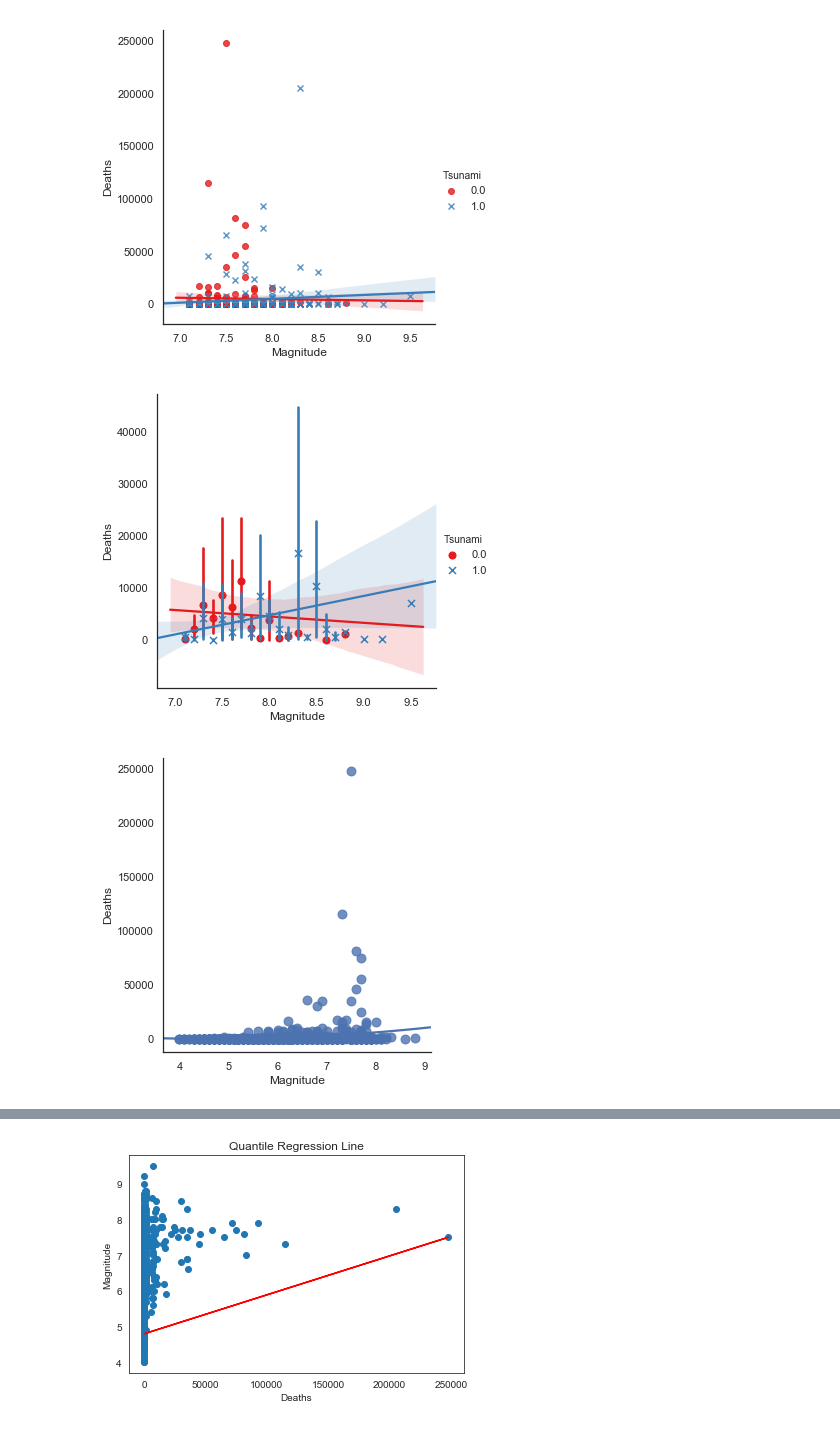
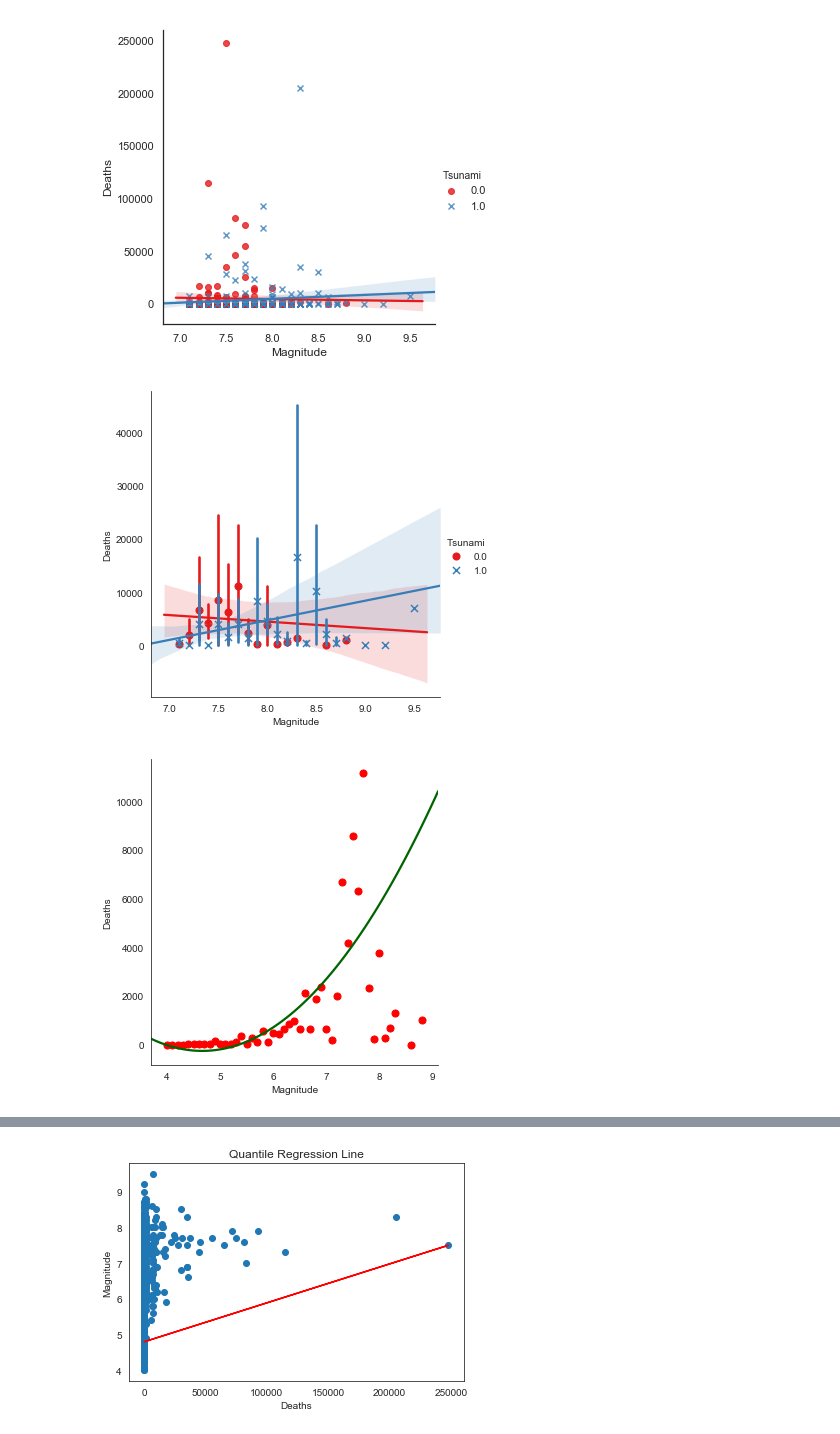
Before and after one commit to labs13-quake-viewer/ds-notebooks, a Jupyter notebook: Plots.ipynb, the cells around one changed output, grey strips where cells are left out. Drawn from its saved outputs; the diff is of its cells as text; code cells hidden in the pictures.

Commit message:
Additions to the notebook. Added Plotly Plot. images for the app.

```diff
--- a/Plots.ipynb
+++ b/Plots.ipynb
@@ -91,11 +102,11 @@ plt.show()
 # %%
 # Adding columns with normalized data
 
-damage["Depth_norm"]=((damage["Depth"]-damage["Depth"].min())/(damage["Depth"].max()-damage["Depth"].min()))*20
-damage["Deaths_norm"]=((damage["Deaths"]-damage["Deaths"].min())/(damage["Deaths"].max()-damage["Deaths"].min()))*20
-damage["Missing_norm"]=((damage["Missing"]-damage["Missing"].min())/(damage["Missing"].max()-damage["Missing"].min()))*20
-damage["Injuries_norm"]=((damage["Injuries"]-damage["Injuries"].min())/(damage["Injuries"].max()-damage["Injuries"].min()))*20
-damage["Damage_norm"]=((damage["Damage"]-damage["Damage"].min())/(damage["Damage"].max()-damage["Damage"].min()))*20
-damage["Houses Destroyed_norm"]=((damage["Houses Destroyed"]-damage["Houses Destroyed"].min())/(damage["Houses Destroyed"].max()-damage["Houses Destroyed"].min()))*20
-damage["Houses Damaged_norm"]=((damage["Houses Damaged"]-damage["Houses Damaged"].min())/(damage["Houses Damaged"].max()-damage["Houses Damaged"].min()))*20
-damage.head()
+# damage["Depth_norm"]=((damage["Depth"]-damage["Depth"].min())/(damage["Depth"].max()-damage["Depth"].min()))*20
+# damage["Deaths_norm"]=((damage["Deaths"]-damage["Deaths"].min())/(damage["Deaths"].max()-damage["Deaths"].min()))*20
+# damage["Missing_norm"]=((damage["Missing"]-damage["Missing"].min())/(damage["Missing"].max()-damage["Missing"].min()))*20
+# damage["Injuries_norm"]=((damage["Injuries"]-damage["Injuries"].min())/(damage["Injuries"].max()-damage["Injuries"].min()))*20
+# damage["Damage_norm"]=((damage["Damage"]-damage["Damage"].min())/(damage["Damage"].max()-damage["Damage"].min()))*20
+# damage["Houses Destroyed_norm"]=((damage["Houses Destroyed"]-damage["Houses Destroyed"].min())/(damage["Houses Destroyed"].max()-damage["Houses Destroyed"].min()))*20
+# damage["Houses Damaged_norm"]=((damage["Houses Damaged"]-damage["Houses Damaged"].min())/(damage["Houses Damaged"].max()-damage["Houses Damaged"].min()))*20
+# damage.head()
@@ -454,16 +785,18 @@ sns.lmplot(x="Magnitude", y="Deaths", hue ='Tsunami', data=damage[damage['Magnit
 # %%
 # Showing the same graph as above with a mean at each magnitude shown
 
-sns.lmplot(x="Magnitude", y="Deaths", hue ='Tsunami', data=damage[damage['Magnitude'] > 7], x_estimator=np.mean, markers=["o", "x"], palette="Set1");
+regression_deaths_greater = sns.lmplot(x="Magnitude", y="Deaths", hue ='Tsunami', data=damage[damage['Magnitude'] > 7], x_estimator=np.mean, markers=["o", "x"], palette="Set1");
+regression_deaths_greater.savefig('regression_deaths_greater.jpeg')
 # %% [output]
-[figure, old version]
+[figure, new version]
 # %%
 # Separate plot of Magnitude related to Deaths when there is no Tsunami
 
-sns.lmplot(x="Magnitude", y="Deaths", data=damage.query("Tsunami == 0"),
-           order=2, ci=None, scatter_kws={"s": 80});
+curved_without_tsunami = sns.lmplot(x="Magnitude", y="Deaths", data=damage.query("Tsunami == 0"), x_estimator=np.mean,
+           order=2, ci=None, scatter_kws={"color": "red"}, line_kws={"color": "darkgreen"});
+curved_without_tsunami.savefig('curved_without_tsunami.jpeg')
 # %% [output]
-[figure, old version]
+[figure, new version]
 # %%
 # Separate plot of Magnitude related to Deaths when there is a Tsunami
 
```
Also changed, not shown: parts of 20 cells of this notebook, 9 other files.
